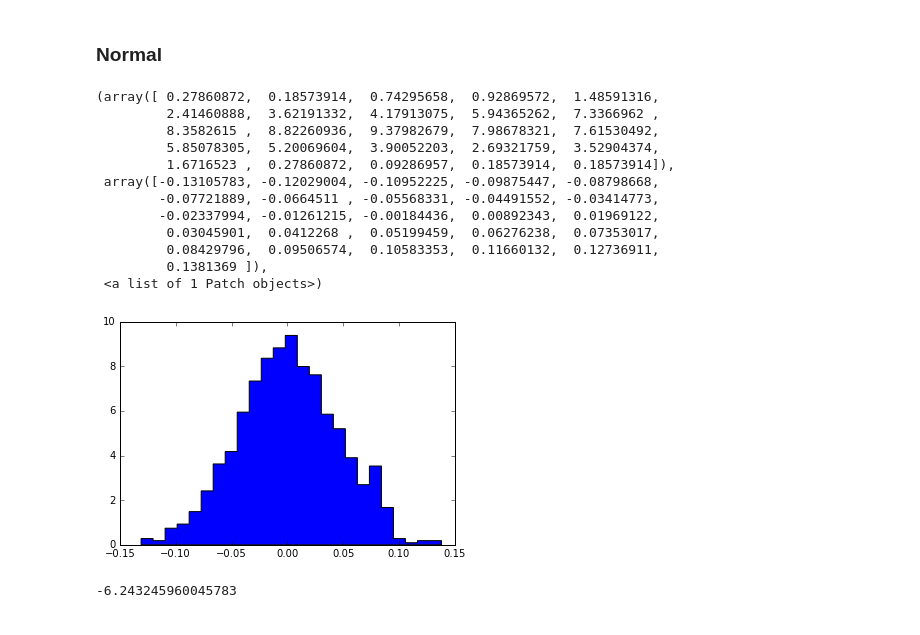
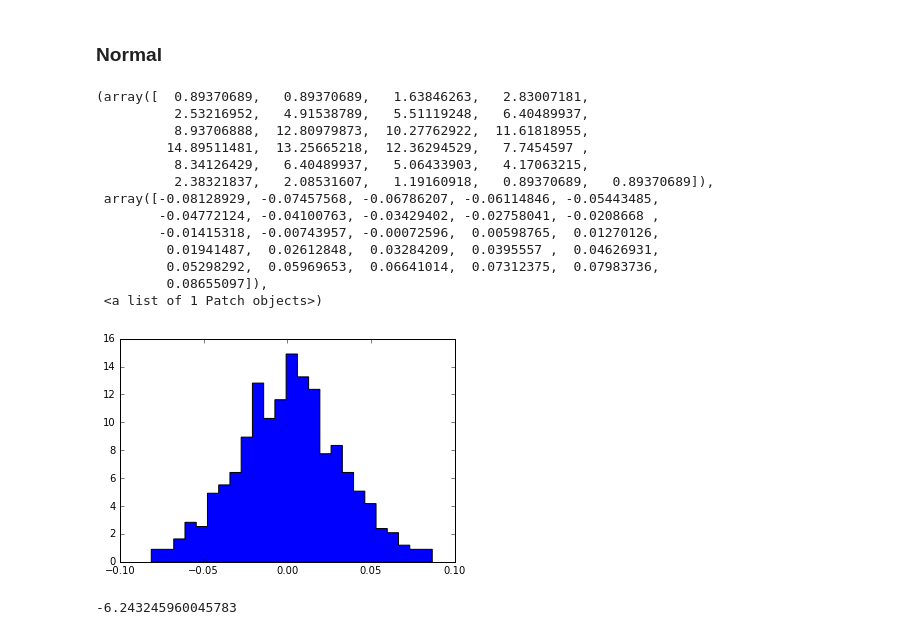
Before and after one commit to TomMalow/pymcmodels, a Jupyter notebook: Random pymc and data handling.ipynb, the cells around one changed output. Cells and saved outputs as stored; diff of their text form; code cells hidden in the pictures.

```diff
--- a/Random pymc and data handling.ipynb
+++ b/Random pymc and data handling.ipynb
@@ -13,25 +13,26 @@ import jsonpickle
 # %% [markdown]
 ### Normal
 # %%
-B_mu = pm.Normal('B_mu_generator',0,500)
+B_mu = pm.Normal('B_mu_generator',0,1000)
 data = list()
 for i in range(0,1000):
     data.append(B_mu.random())
 plt.hist(data, bins=25, histtype="stepfilled", normed=True)
 # %% [output]
-(array([ 0.27860872,  0.18573914,  0.74295658,  0.92869572,  1.48591316,
-         2.41460888,  3.62191332,  4.17913075,  5.94365262,  7.3366962 ,
-         8.3582615 ,  8.82260936,  9.37982679,  7.98678321,  7.61530492,
-         5.85078305,  5.20069604,  3.90052203,  2.69321759,  3.52904374,
-         1.6716523 ,  0.27860872,  0.09286957,  0.18573914,  0.18573914]),
- array([-0.13105783, -0.12029004, -0.10952225, -0.09875447, -0.08798668,
-        -0.07721889, -0.0664511 , -0.05568331, -0.04491552, -0.03414773,
-        -0.02337994, -0.01261215, -0.00184436,  0.00892343,  0.01969122,
-         0.03045901,  0.0412268 ,  0.05199459,  0.06276238,  0.07353017,
-         0.08429796,  0.09506574,  0.10583353,  0.11660132,  0.12736911,
-         0.1381369 ]),
+(array([  0.89370689,   0.89370689,   1.63846263,   2.83007181,
+          2.53216952,   4.91538789,   5.51119248,   6.40489937,
+          8.93706888,  12.80979873,  10.27762922,  11.61818955,
+         14.89511481,  13.25665218,  12.36294529,   7.7454597 ,
+          8.34126429,   6.40489937,   5.06433903,   4.17063215,
+          2.38321837,   2.08531607,   1.19160918,   0.89370689,   0.89370689]),
+ array([-0.08128929, -0.07457568, -0.06786207, -0.06114846, -0.05443485,
+        -0.04772124, -0.04100763, -0.03429402, -0.02758041, -0.0208668 ,
+        -0.01415318, -0.00743957, -0.00072596,  0.00598765,  0.01270126,
+         0.01941487,  0.02612848,  0.03284209,  0.0395557 ,  0.04626931,
+         0.05298292,  0.05969653,  0.06641014,  0.07312375,  0.07983736,
+         0.08655097]),
  <a list of 1 Patch objects>)
-[figure, old version]
+[figure, new version]
 # %%
 pm.skew_normal_like([0.2,0.6,0.5],0.5,100,1)
 # %% [output]
```
Also changed, not shown: parts of 4 cells of this notebook, 3 other files.
